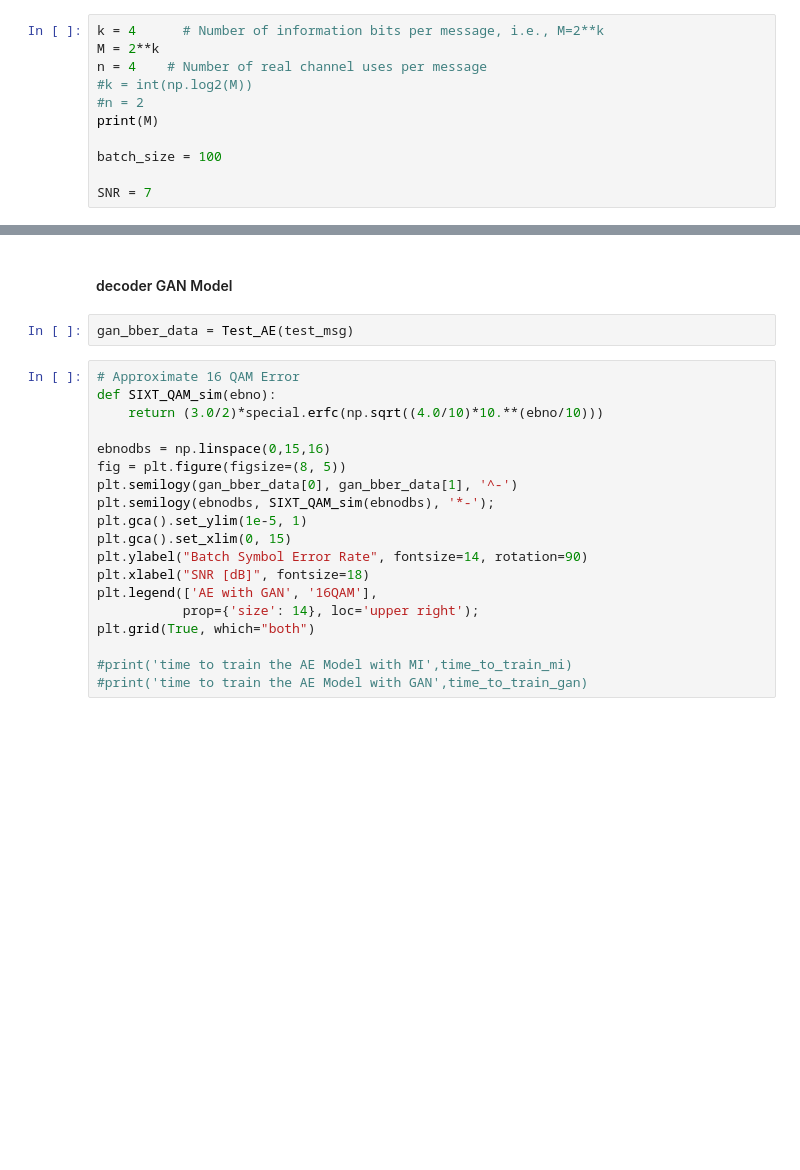
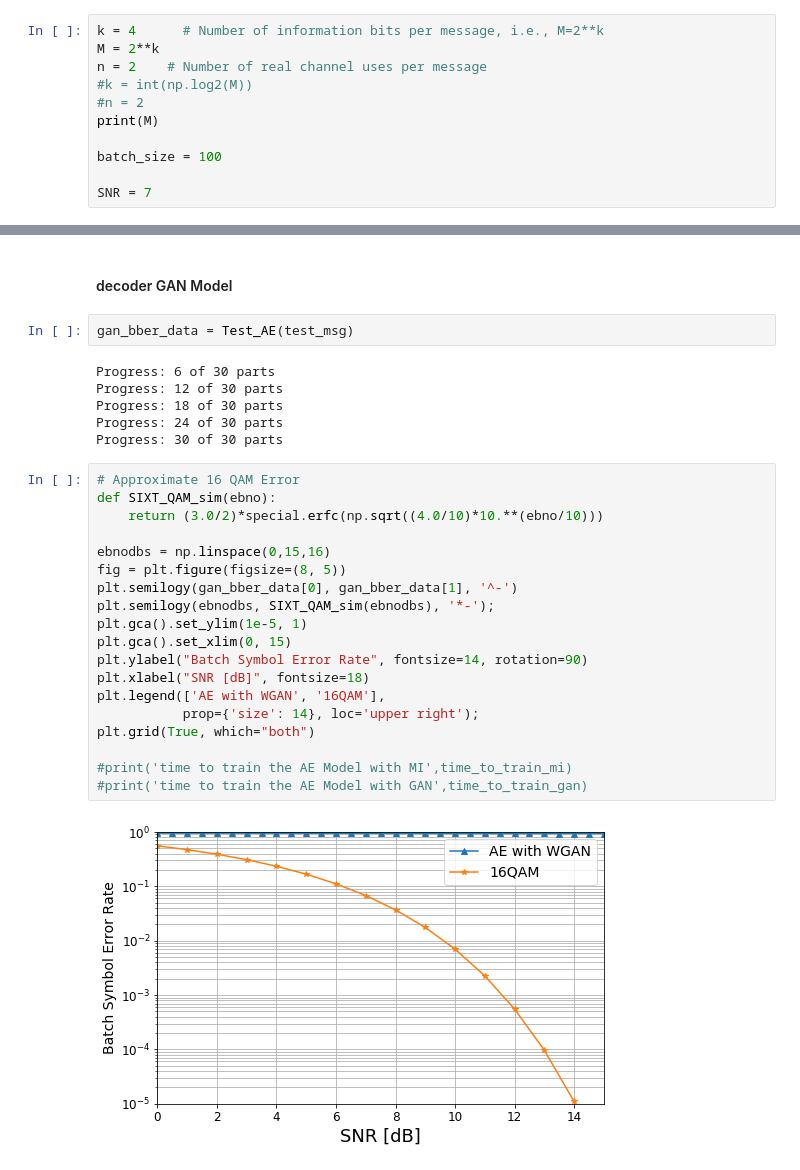
Before and after one commit to YBen1/Autoencoder_communication_system_WGAN_Channel-estimation, a Jupyter notebook: Copy_of_Compaire.ipynb, the cells around one changed output, grey strips where cells are left out. Saved outputs shown, nothing was run; the diff lists cells and outputs as text; blank space fills up the shorter version.

```diff
--- a/Copy_of_Compaire.ipynb
+++ b/Copy_of_Compaire.ipynb
@@ -62,7 +62,7 @@ $N$ - Länge des Rauschvektors
 # %%
 k = 4      # Number of information bits per message, i.e., M=2**k
 M = 2**k
-n = 4    # Number of real channel uses per message
+n = 2    # Number of real channel uses per message
 #k = int(np.log2(M))
 #n = 2
 print(M)
@@ -511,24 +527,32 @@ test_msg = np.random.randint(M, size=N_test)
 #### decoder GAN Model
 # %%
 gan_bber_data = Test_AE(test_msg)
+# %% [output]
+Progress: 6 of 30 parts
+Progress: 12 of 30 parts
+Progress: 18 of 30 parts
+Progress: 24 of 30 parts
+Progress: 30 of 30 parts
 # %%
 # Approximate 16 QAM Error
 def SIXT_QAM_sim(ebno):
     return (3.0/2)*special.erfc(np.sqrt((4.0/10)*10.**(ebno/10)))
 
 ebnodbs = np.linspace(0,15,16)
 fig = plt.figure(figsize=(8, 5))
 plt.semilogy(gan_bber_data[0], gan_bber_data[1], '^-')
 plt.semilogy(ebnodbs, SIXT_QAM_sim(ebnodbs), '*-');
 plt.gca().set_ylim(1e-5, 1)
 plt.gca().set_xlim(0, 15)
 plt.ylabel("Batch Symbol Error Rate", fontsize=14, rotation=90)
 plt.xlabel("SNR [dB]", fontsize=18)
-plt.legend(['AE with GAN', '16QAM'],
+plt.legend(['AE with WGAN', '16QAM'],
            prop={'size': 14}, loc='upper right');
 plt.grid(True, which="both")
 
 #print('time to train the AE Model with MI',time_to_train_mi)
 #print('time to train the AE Model with GAN',time_to_train_gan)
+# %% [output]
+[figure, added]
 # %%
 print(range(11))
```
Also changed, not shown: parts of 19 cells of this notebook.
